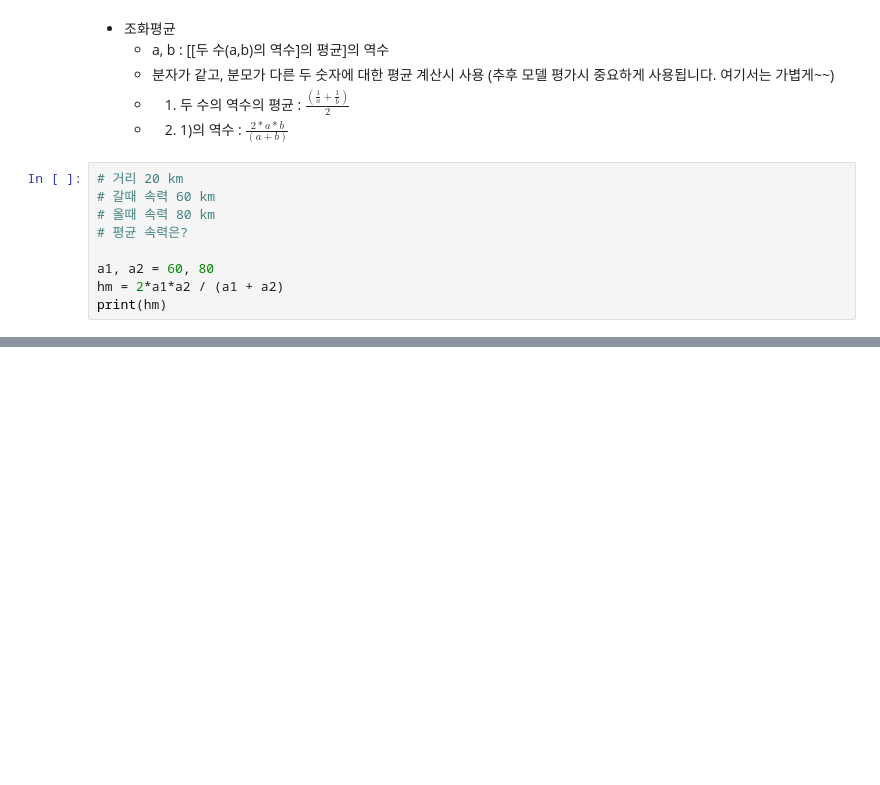
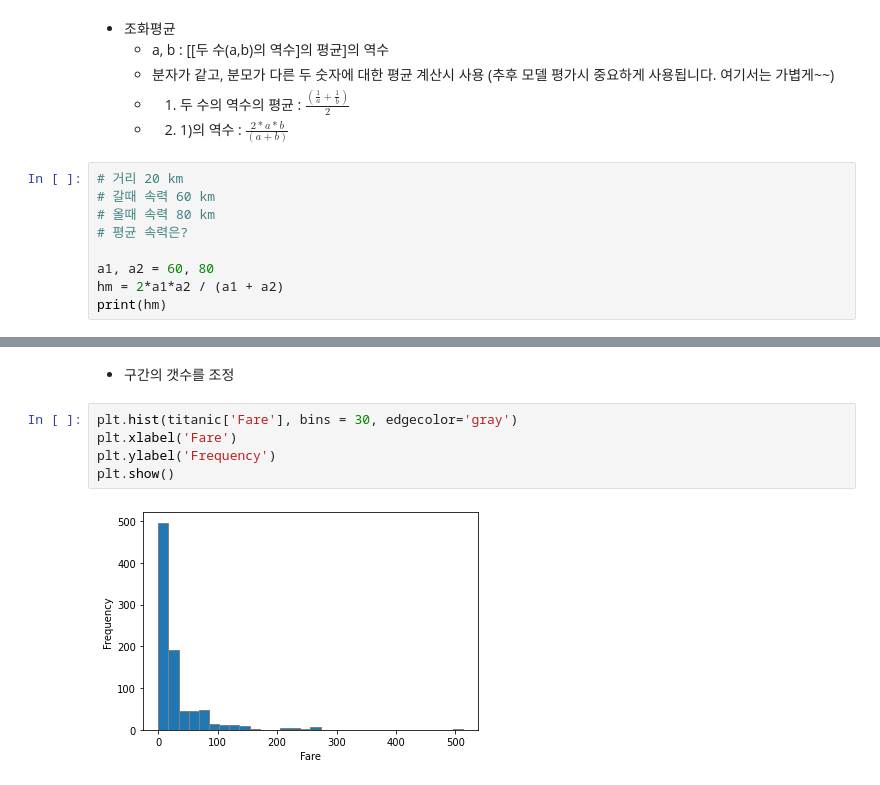
Before and after one commit to ghing-tae/kt-ai-2, a Jupyter notebook: python.ipynb, the cells around one changed output, grey strips where cells are left out. Cells and saved outputs as stored; diff of their text form; blank space fills up the shorter version.

```diff
--- a/python.ipynb
+++ b/python.ipynb
@@ -1213,0 +1305,9 @@ print(hm)
+# %% [markdown]
+- 구간의 갯수를 조정
+# %%
+plt.hist(titanic['Fare'], bins = 30, edgecolor='gray')
+plt.xlabel('Fare')
+plt.ylabel('Frequency')
+plt.show()
+# %% [output]
+[figure, added]
```
Also changed, not shown: parts of 20 cells of this notebook.
